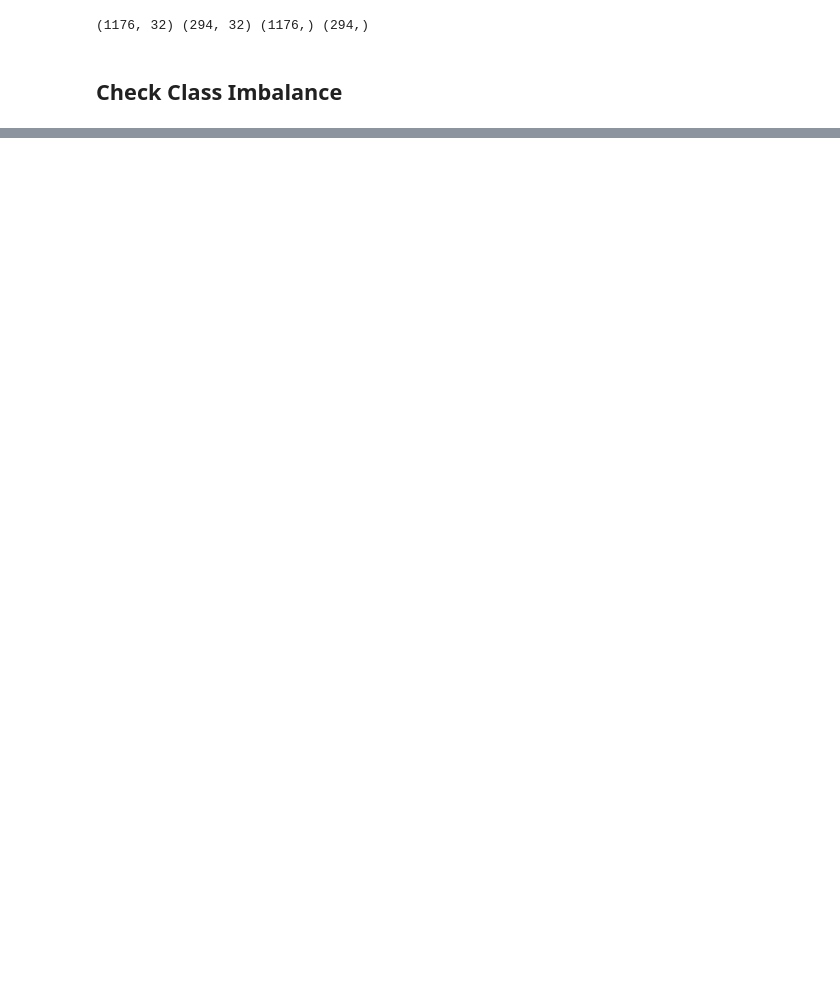
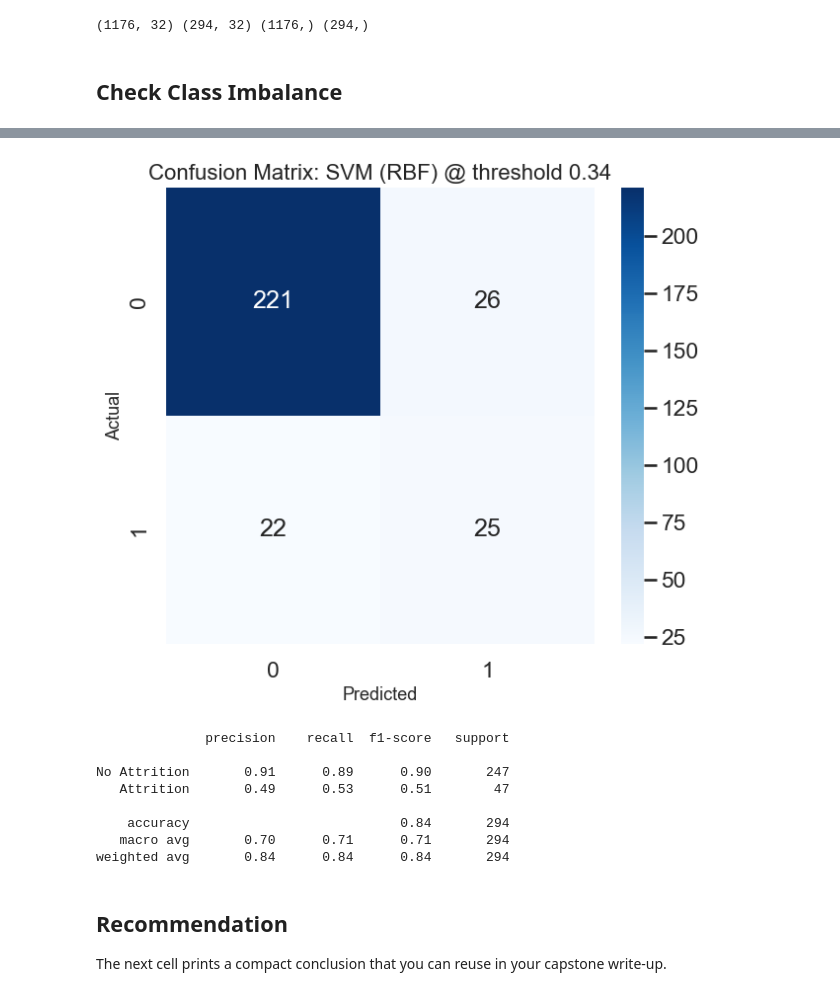
Before and after one commit to WildSphee/5102_part2, a Jupyter notebook: EDA_full_col.ipynb, the cells around one changed output, grey strips where cells are left out. Saved outputs shown, nothing was run; the diff lists cells and outputs as text; code cells hidden in the pictures; blank space fills up the shorter version.

```diff
--- a/EDA_full_col.ipynb
+++ b/EDA_full_col.ipynb
@@ -550,0 +1036,31 @@ Name: PC2, dtype: float64
+# %%
+# Step 3: NOW report on test set with both thresholds
+
+selected_threshold = float(threshold_results.iloc[0]["threshold"])
+test_proba_blackbox = recommended_blackbox_estimator.predict_proba(X_test)[:, 1]
+
+print(f"\nThreshold tuned on validation set:")
+print(f"Selected threshold: {selected_threshold:.2f}")
+print(f"\nEvaluating on TEST set with both default (0.50) and tuned ({selected_threshold:.2f}) thresholds:")
+print()
+
+threshold_eval_rows = []
+for threshold in [0.50, selected_threshold]:
+    preds = (test_proba_blackbox >= threshold).astype(int)
+    threshold_eval_rows.append(
+        {
+            "threshold": threshold,
+            "pr_auc": average_precision_score(y_test, test_proba_blackbox),
+            "roc_auc": roc_auc_score(y_test, test_proba_blackbox),
+            "f1": f1_score(y_test, preds),
+            "recall": recall_score(y_test, preds),
+            "precision": precision_score(y_test, preds, zero_division=0),
+            "balanced_accuracy": balanced_accuracy_score(y_test, preds),
+            "positives_predicted": int(preds.sum()),
+        }
+
+    )
+
+
+threshold_test_results = pd.DataFrame(threshold_eval_rows)
+threshold_test_results
@@ -550,0 +1142,26 @@ Name: PC2, dtype: float64
+# %%
+final_blackbox_preds = (test_proba_blackbox >= selected_threshold).astype(int)
+cm = confusion_matrix(y_test, final_blackbox_preds)
+
+plt.figure(figsize=(7, 6))
+sns.heatmap(cm, annot=True, fmt="d", cmap="Blues")
+plt.title(f"Confusion Matrix: {recommended_blackbox_name} @ threshold {selected_threshold:.2f}")
+plt.xlabel("Predicted")
+plt.ylabel("Actual")
+plt.show()
+
+print(classification_report(y_test, final_blackbox_preds, target_names=["No Attrition", "Attrition"]))
+# %% [output]
+[figure, added]
+              precision    recall  f1-score   support
+
+No Attrition       0.91      0.89      0.90       247
+   Attrition       0.49      0.53      0.51        47
+
+    accuracy                           0.84       294
+   macro avg       0.70      0.71      0.71       294
+weighted avg       0.84      0.84      0.84       294
+# %% [markdown]
+## Recommendation
+
+The next cell prints a compact conclusion that you can reuse in your capstone write-up.
```
Also changed, not shown: parts of 35 cells of this notebook, 3 other files.
